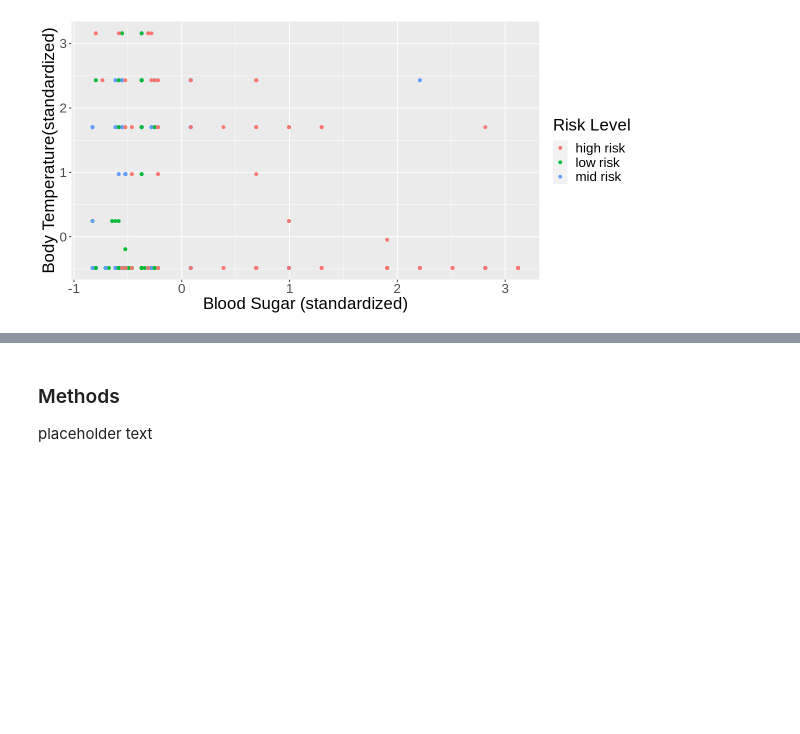
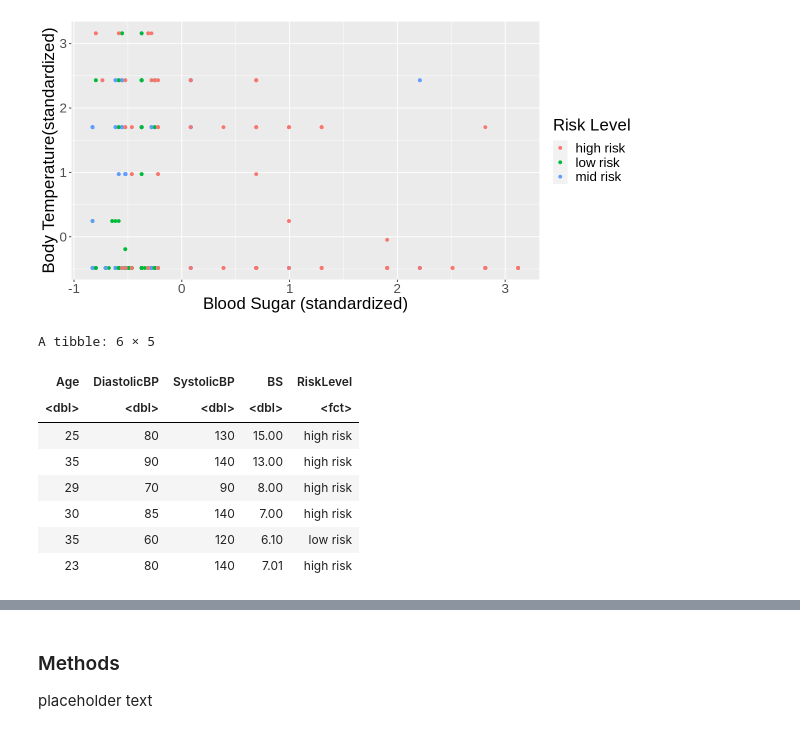
Before and after one commit to rukabii/dsci-100-group-project-006-29, a Jupyter notebook: group_project_proposal.ipynb, the cells around one changed output, grey strips where cells are left out. Cells and saved outputs as stored; diff of their text form; code cells hidden in the pictures; blank space fills up the shorter version.

Commit message:
Completed summarize data section

```diff
--- a/group_project_proposal.ipynb
+++ b/group_project_proposal.ipynb
@@ -83,3 +110,21 @@ maternity_plot_bs_bodytemp
 [figure]
 [figure]
 [figure]
+# %%
+# keep predictors: Age, Systolic Blood Pressure, Diastolic Blood Pressure, Blood Sugar
+# target variable: Risk Factor
+
+maternity_selected <- maternity_data |>
+                    select(Age, DiastolicBP, SystolicBP, BS, RiskLevel)
+
+head(maternity_selected)
+# %% [output]
+A tibble: 6 × 5
+| Age | DiastolicBP | SystolicBP | BS | RiskLevel |
+| <dbl> | <dbl> | <dbl> | <dbl> | <fct> |
+| 25 | 80 | 130 | 15.00 | high risk |
+| 35 | 90 | 140 | 13.00 | high risk |
+| 29 | 70 | 90 | 8.00 | high risk |
+| 30 | 85 | 140 | 7.00 | high risk |
+| 35 | 60 | 120 | 6.10 | low risk |
+| 23 | 80 | 140 | 7.01 | high risk |
```
Also changed, not shown: parts of 4 cells of this notebook.
